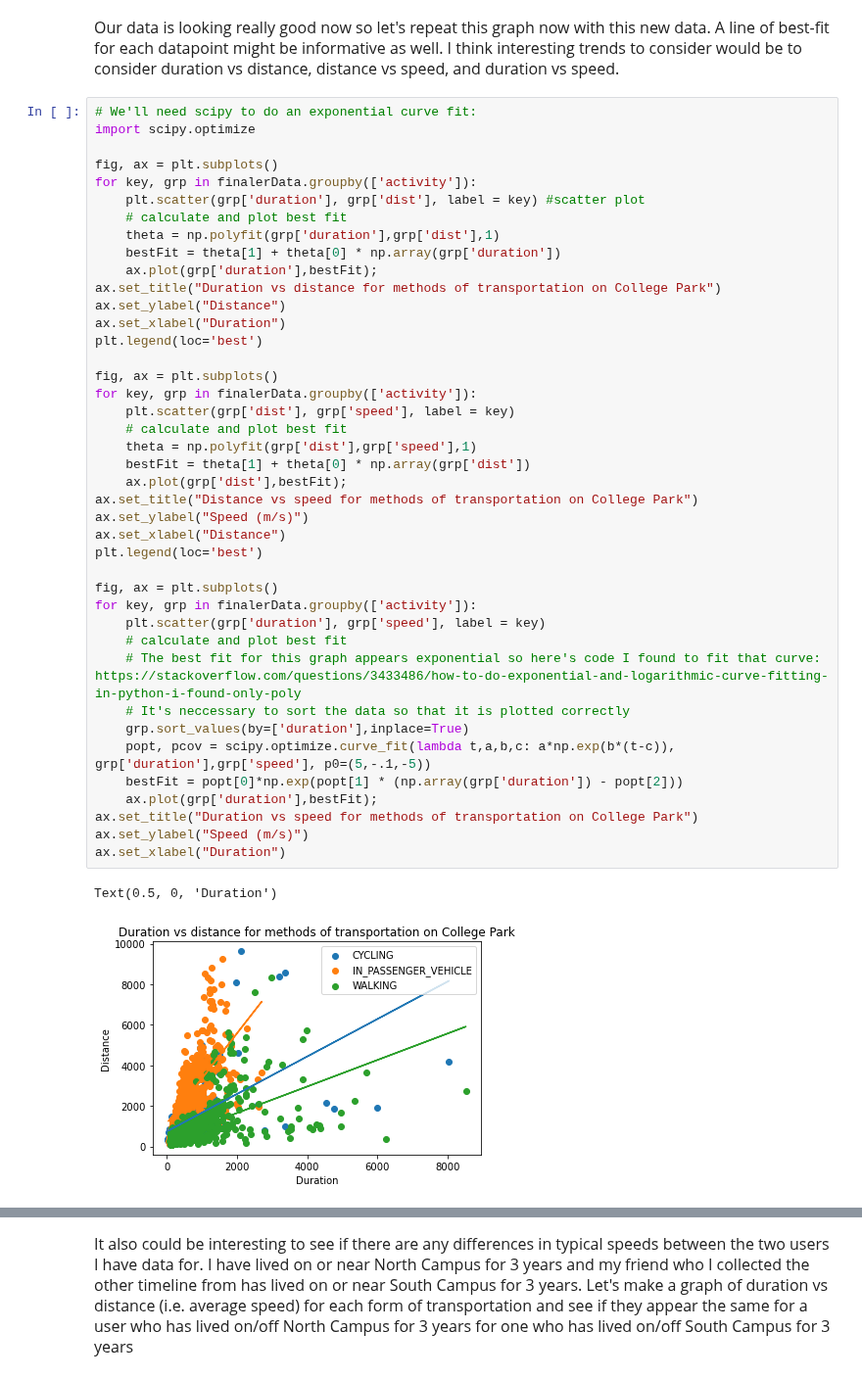
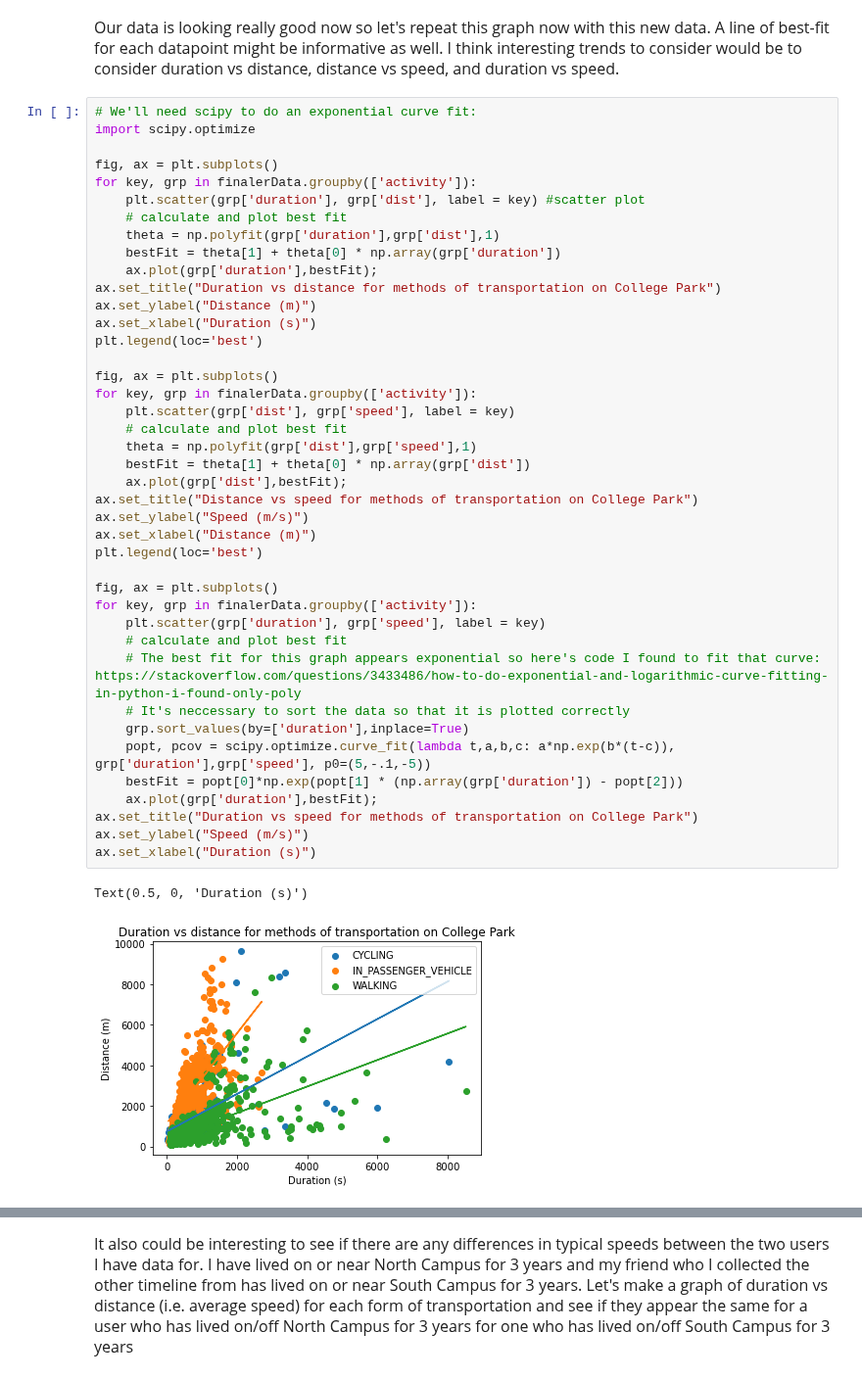
Before and after one commit to zaphim12/320final, a Jupyter notebook: index.ipynb, the cells around one changed output, grey strips where cells are left out. Shown at 98% size. Cells and saved outputs as stored; diff of their text form.

```diff
--- a/index.ipynb
+++ b/index.ipynb
@@ -360,36 +335,36 @@ for key, grp in finalerData.groupby(['activity']):
     theta = np.polyfit(grp['duration'],grp['dist'],1)
     bestFit = theta[1] + theta[0] * np.array(grp['duration'])
     ax.plot(grp['duration'],bestFit);
 ax.set_title("Duration vs distance for methods of transportation on College Park")
-ax.set_ylabel("Distance")
-ax.set_xlabel("Duration")
+ax.set_ylabel("Distance (m)")
+ax.set_xlabel("Duration (s)")
 plt.legend(loc='best')
 
 fig, ax = plt.subplots()
 for key, grp in finalerData.groupby(['activity']):
     plt.scatter(grp['dist'], grp['speed'], label = key)
     # calculate and plot best fit
     theta = np.polyfit(grp['dist'],grp['speed'],1)
     bestFit = theta[1] + theta[0] * np.array(grp['dist'])
     ax.plot(grp['dist'],bestFit);
 ax.set_title("Distance vs speed for methods of transportation on College Park")
 ax.set_ylabel("Speed (m/s)")
-ax.set_xlabel("Distance")
+ax.set_xlabel("Distance (m)")
 plt.legend(loc='best')
 
 fig, ax = plt.subplots()
 for key, grp in finalerData.groupby(['activity']):
     plt.scatter(grp['duration'], grp['speed'], label = key)
     # calculate and plot best fit
     # The best fit for this graph appears exponential so here's code I found to fit that curve: https://stackoverflow.com/questions/3433486/how-to-do-exponential-and-logarithmic-curve-fitting-in-python-i-found-only-poly
     # It's neccessary to sort the data so that it is plotted correctly
     grp.sort_values(by=['duration'],inplace=True)
     popt, pcov = scipy.optimize.curve_fit(lambda t,a,b,c: a*np.exp(b*(t-c)), grp['duration'],grp['speed'], p0=(5,-.1,-5))
     bestFit = popt[0]*np.exp(popt[1] * (np.array(grp['duration']) - popt[2]))
     ax.plot(grp['duration'],bestFit);
 ax.set_title("Duration vs speed for methods of transportation on College Park")
 ax.set_ylabel("Speed (m/s)")
-ax.set_xlabel("Duration")
+ax.set_xlabel("Duration (s)")
 # %% [output]
-Text(0.5, 0, 'Duration')
+Text(0.5, 0, 'Duration (s)')
-[figure, old version]
+[figure, new version]
```
Also changed, not shown: parts of 21 cells of this notebook, 1 other file.
